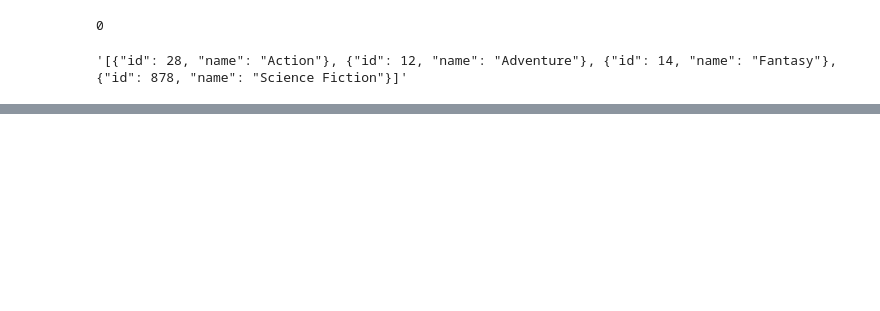
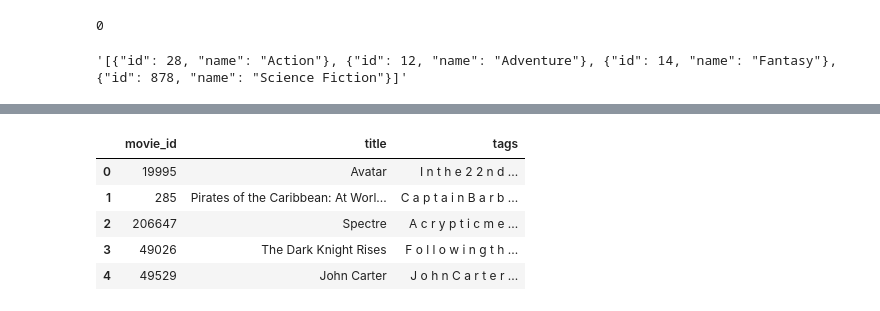
Before and after one commit to AwaizKhan29/MovieRecommenderSystem, a Jupyter notebook: Movie recommender System.ipynb, the cells around one changed output, grey strips where cells are left out. Saved outputs shown, nothing was run; the diff lists cells and outputs as text; code cells hidden in the pictures; blank space fills up the shorter version.

```diff
--- a/Movie recommender System.ipynb
+++ b/Movie recommender System.ipynb
@@ -102,0 +159,9 @@ movies.head()
+# %%
+new_df.head()
+# %% [output]
+|  | movie_id | title | tags |
+| 0 | 19995 | Avatar | I n t h e 2 2 n d ... |
+| 1 | 285 | Pirates of the Caribbean: At Worl... | C a p t a i n B a r b ... |
+| 2 | 206647 | Spectre | A c r y p t i c m e ... |
+| 3 | 49026 | The Dark Knight Rises | F o l l o w i n g t h ... |
+| 4 | 49529 | John Carter | J o h n C a r t e r ... |
```
Also changed, not shown: parts of 9 cells of this notebook.
